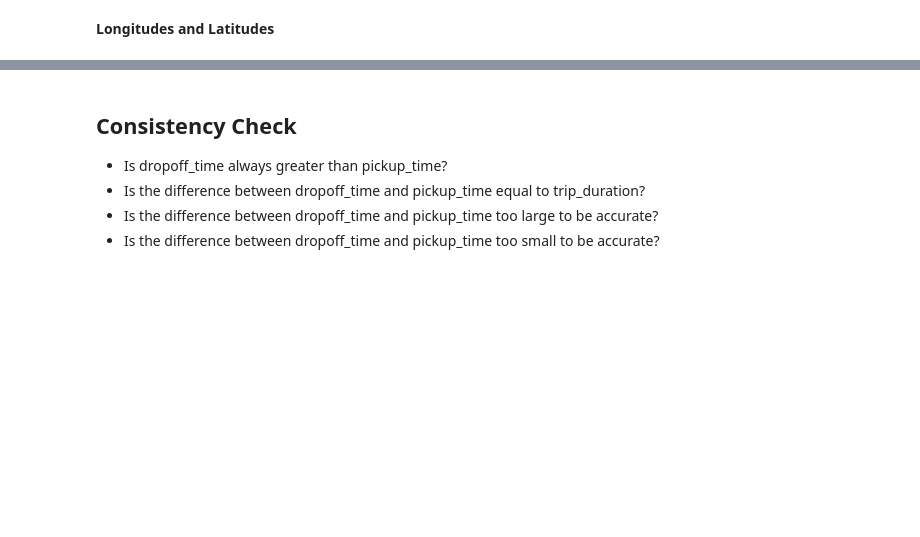
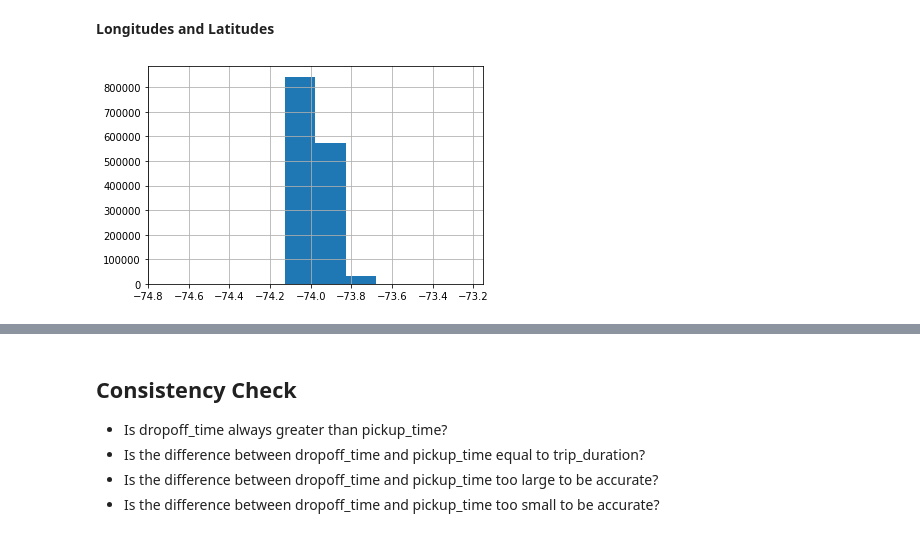
Before and after one commit to esm2000/ds_coursework_python, a Jupyter notebook: cmp_464/week7.ipynb, the cells around one changed output, grey strips where cells are left out. Saved outputs shown, nothing was run; the diff lists cells and outputs as text; code cells hidden in the pictures; blank space fills up the shorter version.

```diff
--- a/cmp_464/week7.ipynb
+++ b/cmp_464/week7.ipynb
@@ -248,2 +291,10 @@ taxidata["trip_duration"].hist(bins = 20, grid = False, edgecolor = 'w')
 # %% [markdown]
 **Longitudes and Latitudes**
+# %%
+lower_bound = np.percentile(taxidata["pickup_longitude"], 0.001)
+upper_bound = np.percentile(taxidata["pickup_longitude"], 99.999)
+plong_filter = (taxidata["pickup_longitude"] > lower_bound) & (taxidata["pickup_longitude"] < upper_bound)
+taxidata["pickup_longitude"][plong_filter].hist()
+taxidata = taxidata[plong_filter]
+# %% [output]
+[figure, added]
```
Also changed, not shown: parts of 18 cells of this notebook.
